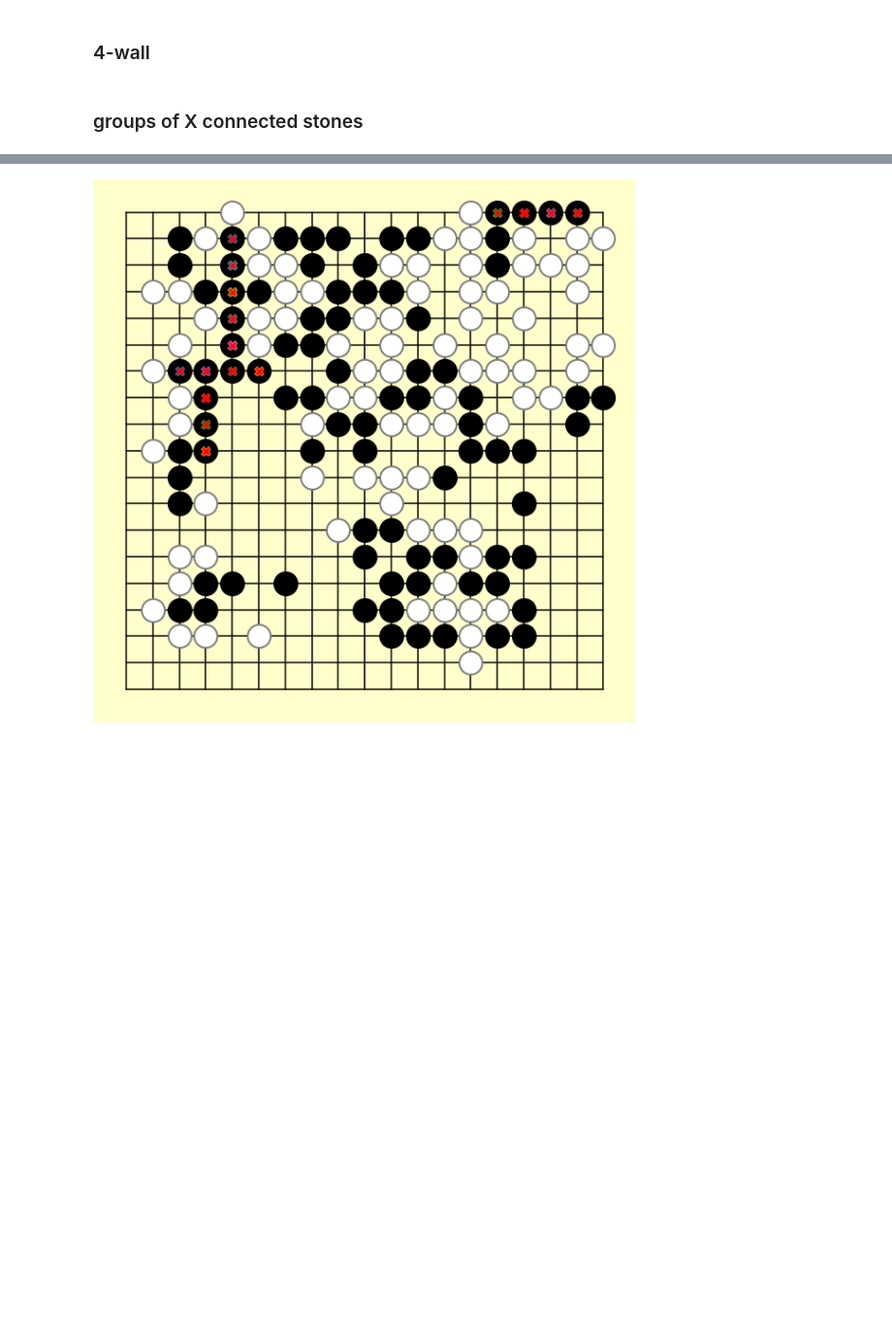
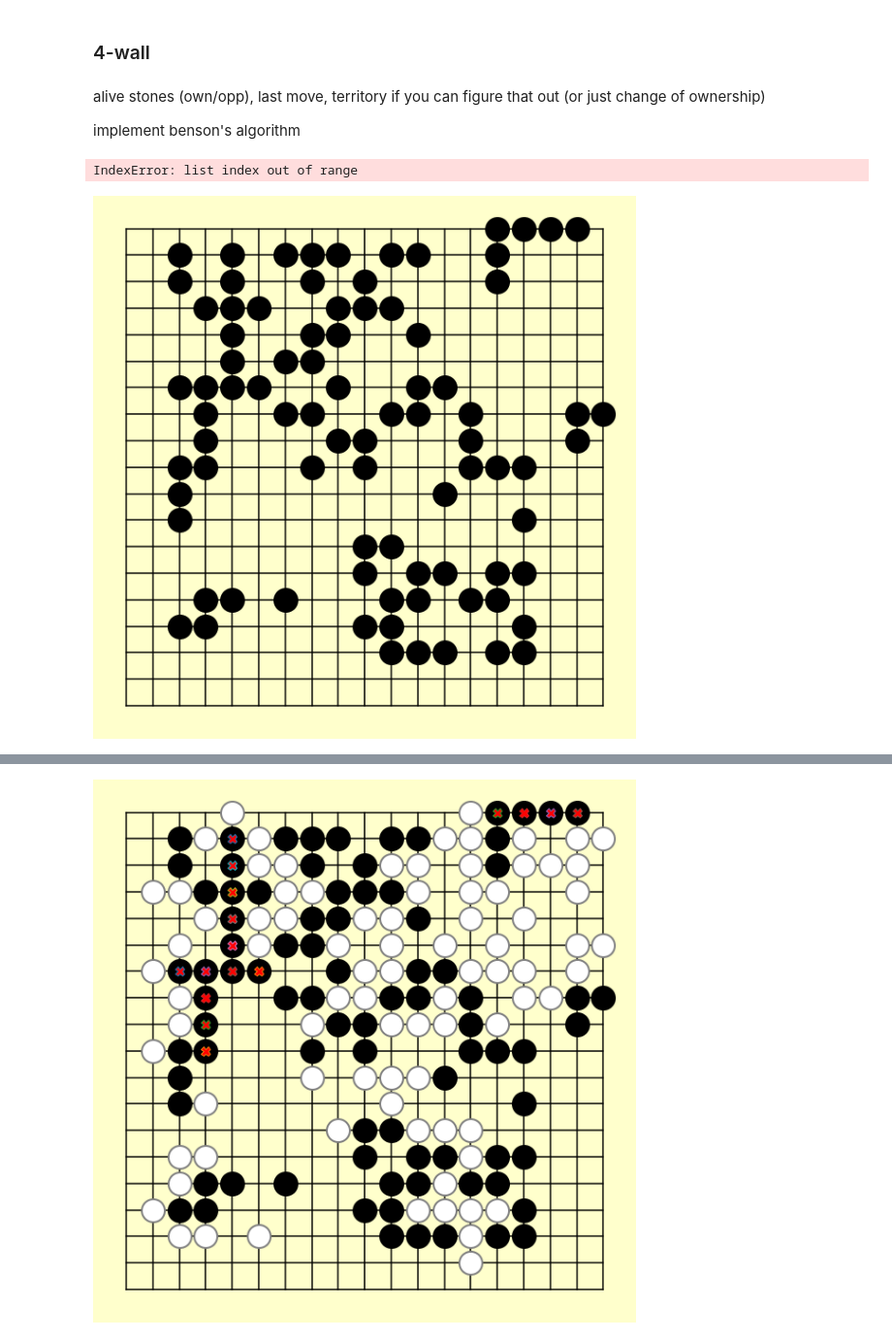
Before and after one commit to AndreHe02/go-probe, a Jupyter notebook: handcrafted_features.ipynb, the cells around one changed output, grey strips where cells are left out. Shown: that part at 97% size. Drawn from its saved outputs; the diff is of its cells as text; code cells hidden in the pictures; blank space fills up the shorter version.

```diff
--- a/handcrafted_features.ipynb
+++ b/handcrafted_features.ipynb
@@ -94,2 +101,57 @@ def walls(own, opp, minlen=4):
-# %% [markdown]
-### groups of X connected stones
+# %% [markdown]
+alive stones (own/opp), last move, territory if you can figure that out (or just change of ownership)
+
+implement benson's algorithm
+# %%
+def same_color_region(board, i, j, stone_set, adj_set, marked):
+    if marked[i][j] == 1:
+        return
+    marked[i][j] = 1
+    stone_set.add((i, j))
+    adj_list = ((i+1, j), (i-1, j), (i, j-1), (i, j+1))
+    for adj in adj_list:
+        if adj[0] < 0 or adj[0] > 18 or adj[1] < 0 or adj[1] > 18:
+            continue
+        adj_set.add(adj)
+        if board[adj[0]][adj[1]] == board[i][j]:
+            same_color_region(board, adj[0], adj[1], stone_set, adj_set, marked)
+
+def set_to_feat_map(stone_set):
+    feat_map = np.zeros((19, 19))
+    for i, j in stone_set:
+        feat_map[i][j] = 1
+    return feat_map
+
+def benson_alive(board):
+    X, R = [], []
+    marked = np.zeros((19, 19))
+    for i in range(19):
+        for j in range(19):
+            if marked[i][j]:
+                continue
+            s, a = set(), set()
+            same_color_region(board, i, j, s, a, marked)
+            if board[i][j]:
+                X.append((s, a))
+            else:
+                if len(s) < 50:
+                    R.append((s, a))
+
+
+    for xi, (x, x_adj) in enumerate(X):
+        adj_r_count = 0
+        for r, r_adj in R:
+            for r, c in x:
+                if (r, c) in r_adj:
+                    adj_r_count += 1
+                    break
+        if adj_r_count < 2:
+            X.remove()
+    return X, R
+
+X, R = benson_alive(b_board)
+ax = draw_go_board(b_board, np.zeros((19, 19)))
+draw_feat_map(set_to_feat_map(R[2][0]), 'r', ax)
+# %% [output]
+IndexError: list index out of range
+[figure, added]
```
Also changed, not shown: parts of 4 cells of this notebook, 10 other files.
